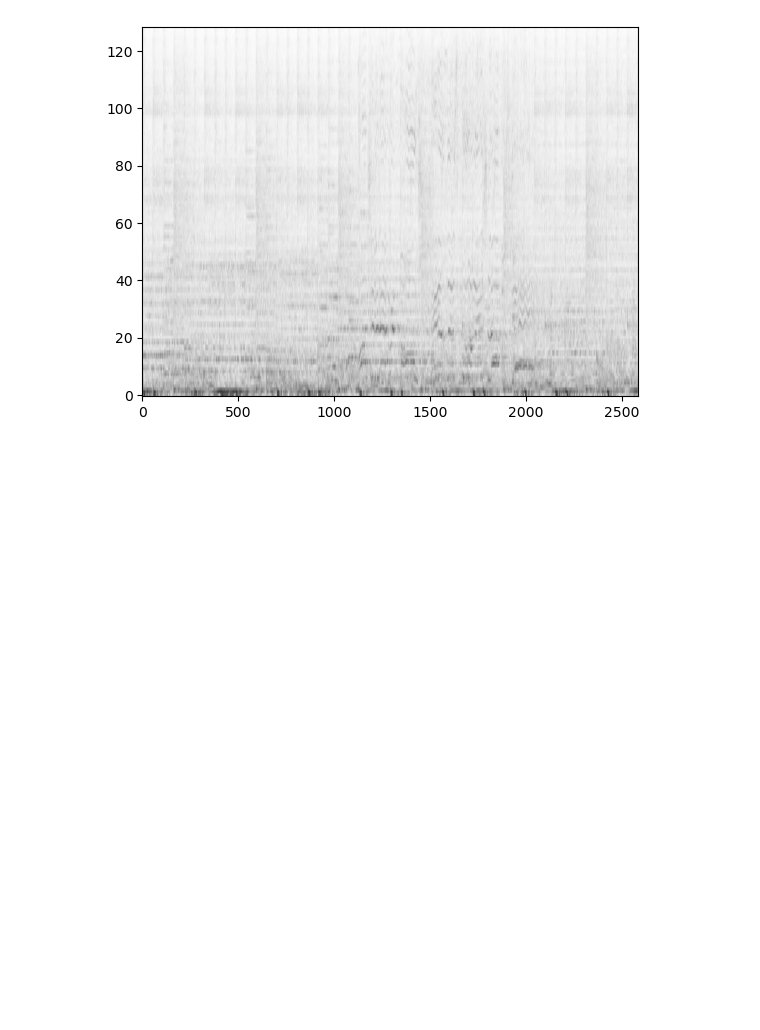
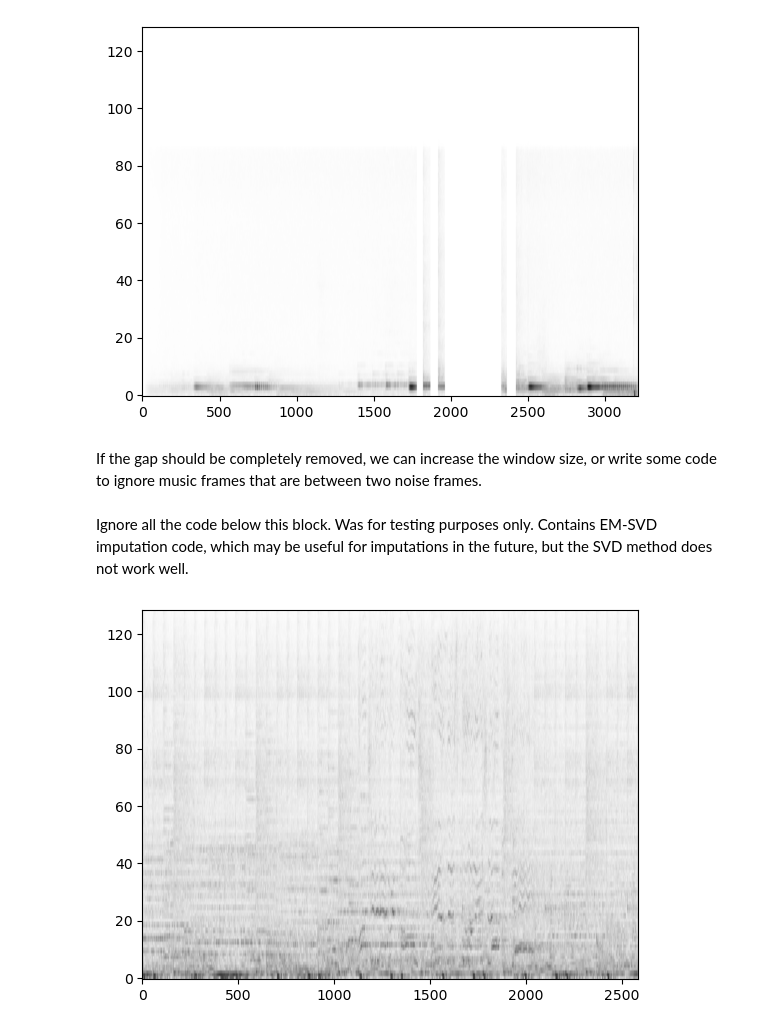
Before and after one commit to AhaanKanaujia/MusicAudioDenoiser, a Jupyter notebook: main.ipynb, the cells around one changed output. Drawn from its saved outputs; the diff is of its cells as text; code cells hidden in the pictures; blank space fills up the shorter version.

```diff
--- a/main.ipynb
+++ b/main.ipynb
@@ -13,3 +252,30 @@ Intel MKL WARNING: Support of Intel(R) Streaming SIMD Extensions 4.2 (Intel(R) S
+# %%
+def remove_noise_from_spectrogram(preds, file = "./test_files/Noise.wav"):
+    """
+    Removes the noise from the spectrogram.
+
+    Args:
+        preds: (num_samples,) array of labels for each data point in the audio file.
+
+    Returns:
+        The spectrogram with the noise removed.
+    """
+
+    rate, audio = wavfile.read(file)
+    audio = np.array(audio, dtype = float)
+    frequencies, times, spectrogram = signal.stft(audio, rate)
+
+    clean_spectrogram = spectrogram * preds
+
+    plt.imshow(np.sqrt(np.abs(clean_spectrogram)), aspect = 'auto', origin = 'lower', cmap = 'gist_yarg')
+# %%
+remove_noise_from_spectrogram(window_preds)
+# %% [output]
+[figure, added]
+# %% [markdown]
+If the gap should be completely removed, we can increase the window size, or write some code to ignore music frames that are between two noise frames.
+# %% [markdown]
+Ignore all the code below this block. Was for testing purposes only. Contains EM-SVD imputation code, which may be useful for imputations in the future, but the SVD method does not work well.
 # %%
 knn = pk.load(open("knn_classifier.pkl", "rb"))
 pca = pk.load(open("pca.pkl", "rb"))
```
Also changed, not shown: parts of 16 cells of this notebook.
